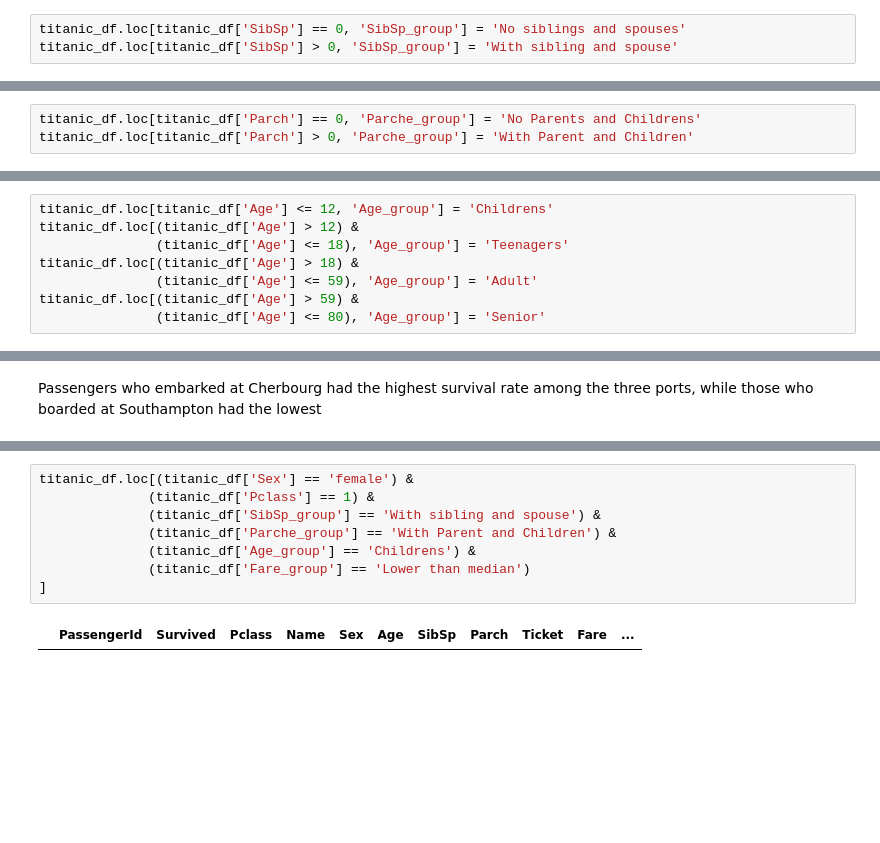
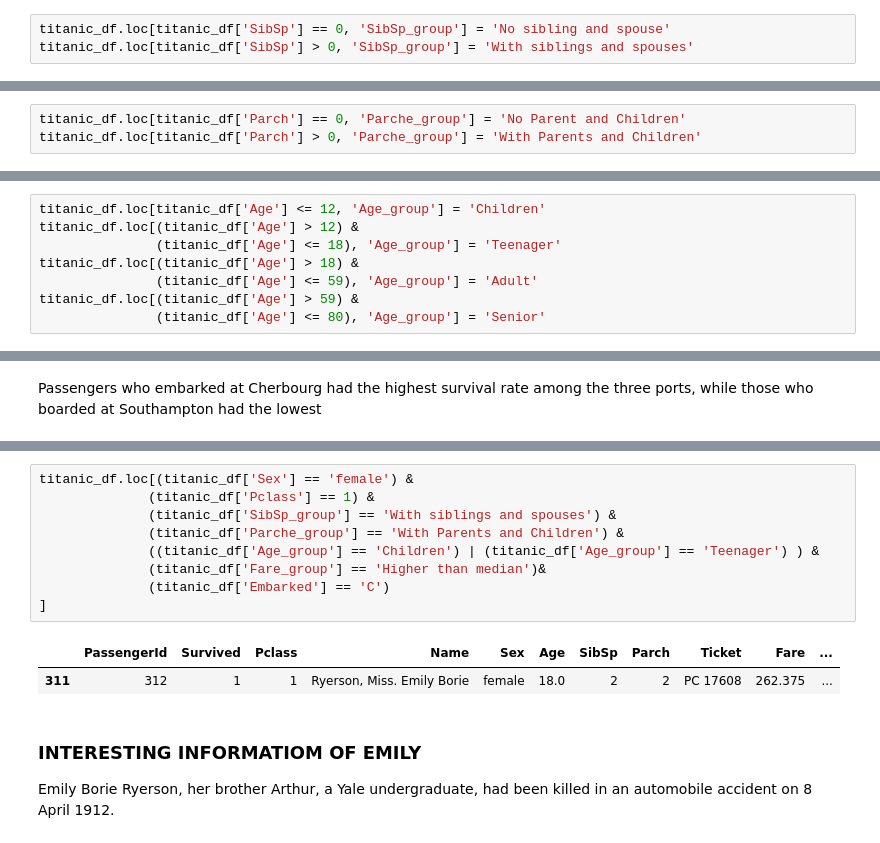
Before and after one commit to Vuyne/Data_Visualization_And_Modeling, a Jupyter notebook: Lab/2.3 Visualizing Relationships Between Categorical Features Lab.ipynb, the cells around one changed output, grey strips where cells are left out. Saved outputs shown, nothing was run; the diff lists cells and outputs as text; blank space fills up the shorter version.

```diff
--- a/Lab/2.3 Visualizing Relationships Between Categorical Features Lab.ipynb
+++ b/Lab/2.3 Visualizing Relationships Between Categorical Features Lab.ipynb
@@ -120,8 +120,8 @@ pd.crosstab(titanic_df['SibSp'], titanic_df['Survived'])
 # %% [markdown]
 Looking at the crosstable, the majority of passengers either traveled without any siblings or spouses, with very few having more than 2, and notably no one recorded with 6. To simplify the analysis, passengers were grouped into two categories: those with siblings/spouses on board and those without.
 # %%
-titanic_df.loc[titanic_df['SibSp'] == 0, 'SibSp_group'] = 'No siblings and spouses'
-titanic_df.loc[titanic_df['SibSp'] > 0, 'SibSp_group'] = 'With sibling and spouse'
+titanic_df.loc[titanic_df['SibSp'] == 0, 'SibSp_group'] = 'No sibling and spouse'
+titanic_df.loc[titanic_df['SibSp'] > 0, 'SibSp_group'] = 'With siblings and spouses'
 # %%
 crosstab_sibsp = pd.crosstab(titanic_df['SibSp_group'], titanic_df['Survived'], normalize = 'index') * 100
 crosstab_sibsp
@@ -159,8 +159,8 @@ pd.crosstab(titanic_df['Parch'], titanic_df['Survived'])
 # %% [markdown]
 Looking at the crosstable, the majority of passengers either traveled without any parents or childrens, with very few having more than 2. To simplify the analysis, passengers were grouped into two categories: those with parents/childrens on board and those without.
 # %%
-titanic_df.loc[titanic_df['Parch'] == 0, 'Parche_group'] = 'No Parents and Childrens'
-titanic_df.loc[titanic_df['Parch'] > 0, 'Parche_group'] = 'With Parent and Children'
+titanic_df.loc[titanic_df['Parch'] == 0, 'Parche_group'] = 'No Parent and Children'
+titanic_df.loc[titanic_df['Parch'] > 0, 'Parche_group'] = 'With Parents and Children'
 # %%
 crosstab_parche = pd.crosstab(titanic_df['Parche_group'], titanic_df['Survived'], normalize = 'index') * 100
 crosstab_parche
@@ -200,9 +200,9 @@ Name: Age, dtype: float64
 # %% [markdown]
 Age groups were divided into four categories — children (under 12), teenagers (12–17), adults (18–59), and seniors (60+) — based on commonly used demographic classifications.
 # %%
-titanic_df.loc[titanic_df['Age'] <= 12, 'Age_group'] = 'Childrens'
+titanic_df.loc[titanic_df['Age'] <= 12, 'Age_group'] = 'Children'
 titanic_df.loc[(titanic_df['Age'] > 12) &
-               (titanic_df['Age'] <= 18), 'Age_group'] = 'Teenagers'
+               (titanic_df['Age'] <= 18), 'Age_group'] = 'Teenager'
 titanic_df.loc[(titanic_df['Age'] > 18) &
                (titanic_df['Age'] <= 59), 'Age_group'] = 'Adult'
 titanic_df.loc[(titanic_df['Age'] > 59) &
@@ -296,10 +314,16 @@ Passengers who embarked at Cherbourg had the highest survival rate among the thr
 # %%
 titanic_df.loc[(titanic_df['Sex'] == 'female') &
               (titanic_df['Pclass'] == 1) &
-              (titanic_df['SibSp_group'] == 'With sibling and spouse') &
-              (titanic_df['Parche_group'] == 'With Parent and Children') &
-              (titanic_df['Age_group'] == 'Childrens') &
-              (titanic_df['Fare_group'] == 'Lower than median')
+              (titanic_df['SibSp_group'] == 'With siblings and spouses') &
+              (titanic_df['Parche_group'] == 'With Parents and Children') &
+              ((titanic_df['Age_group'] == 'Children') | (titanic_df['Age_group'] == 'Teenager') ) &
+              (titanic_df['Fare_group'] == 'Higher than median')&
+              (titanic_df['Embarked'] == 'C')
 ]
 # %% [output]
 |  | PassengerId | Survived | Pclass | Name | Sex | Age | SibSp | Parch | Ticket | Fare | ... |
+| 311 | 312 | 1 | 1 | Ryerson, Miss. Emily Borie | female | 18.0 | 2 | 2 | PC 17608 | 262.375 | ... |
+# %% [markdown]
+### INTERESTING INFORMATIOM OF EMILY
+
+ Emily Borie Ryerson, her brother Arthur, a Yale undergraduate, had been killed in an automobile accident on 8 April 1912.
```
Also changed, not shown: parts of 10 cells of this notebook, 3 other files.
